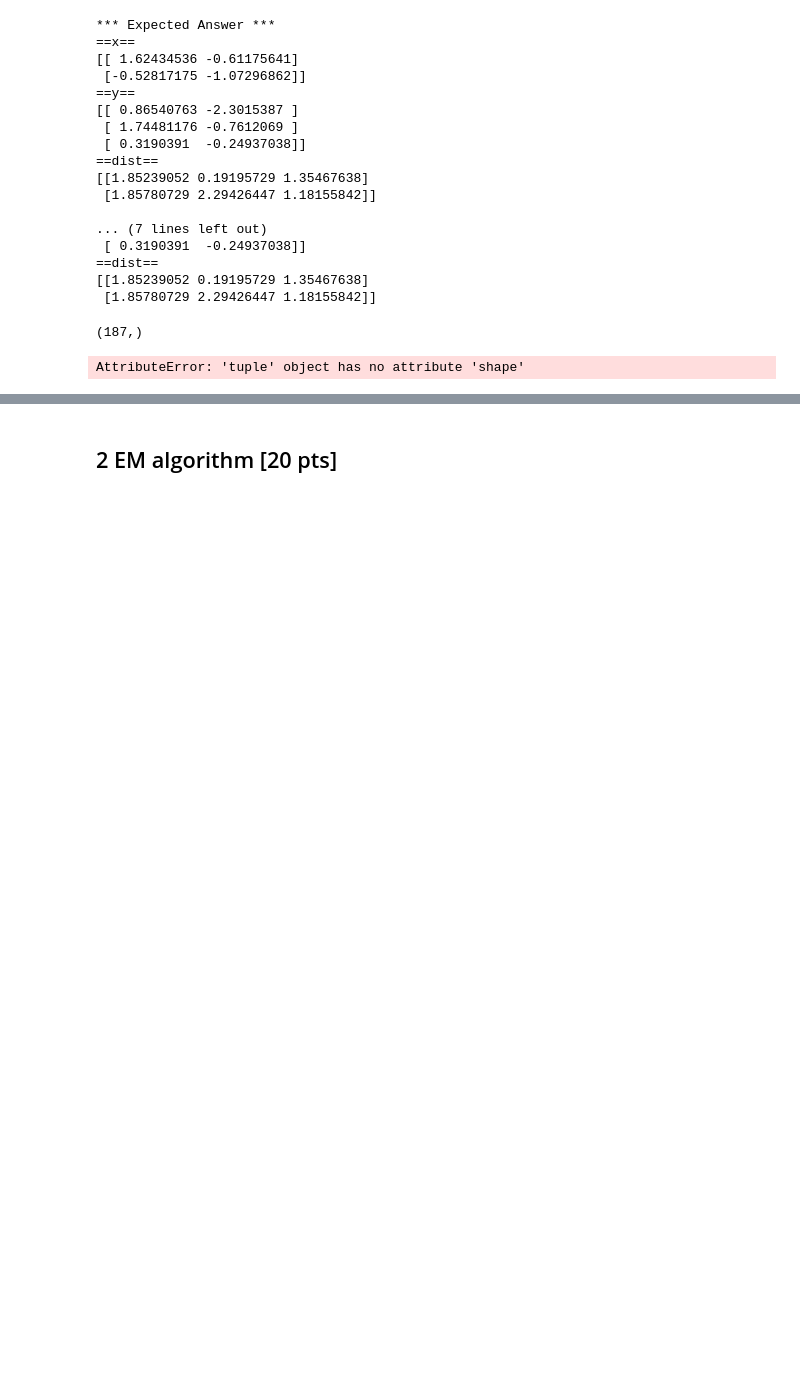
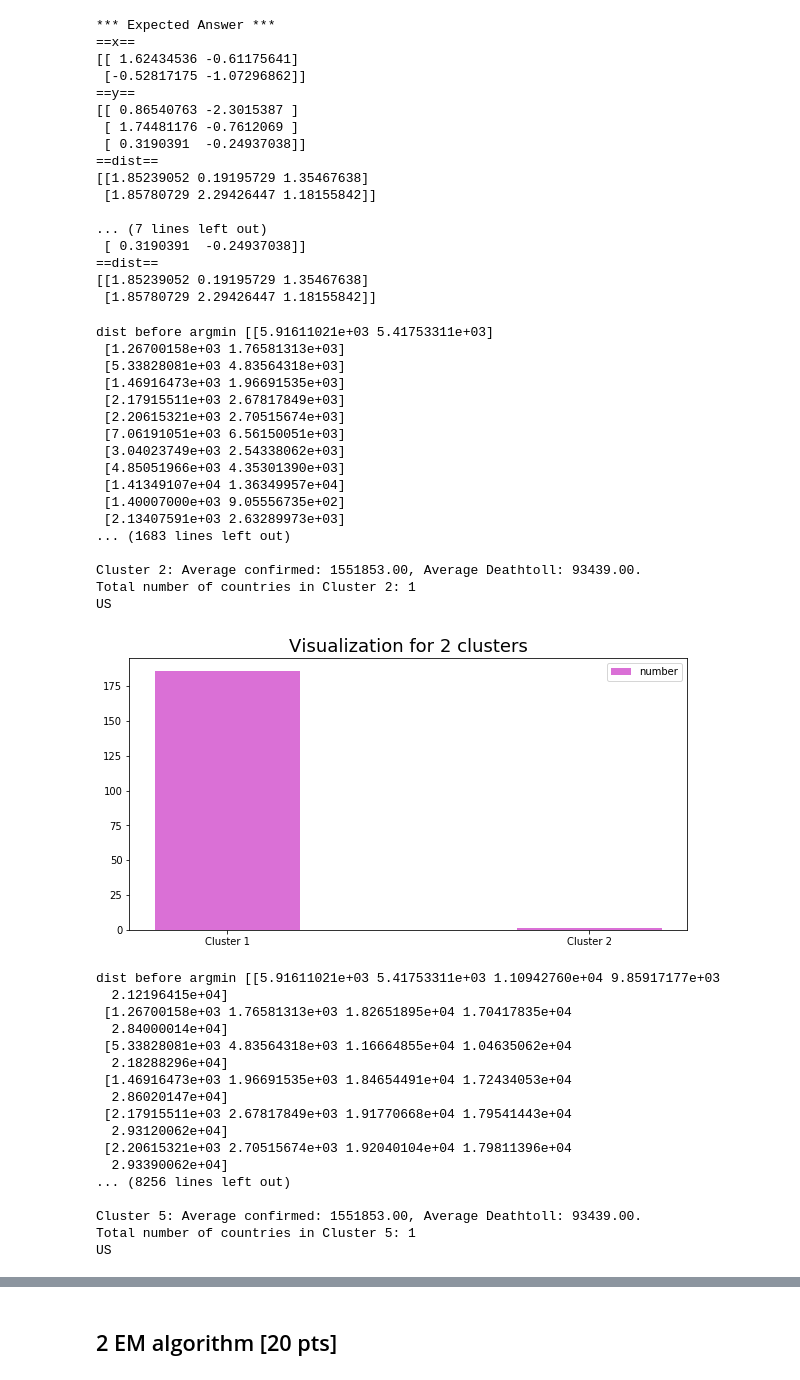
Before and after one commit to Amritpal-001/CS-7641, a Jupyter notebook: HW2_Summer20_Homework2_v2.ipynb, the cells around one changed output, grey strips where cells are left out. Drawn from its saved outputs; the diff is of its cells as text; code cells hidden in the pictures; blank space fills up the shorter version.

```diff
--- a/HW2_Summer20_Homework2_v2.ipynb
+++ b/HW2_Summer20_Homework2_v2.ipynb
@@ -157,8 +157,7 @@ class KMeans(object):
         # NxK matrix of distances
         dist = self.pairwise_dist( points, centers)
         assert dist.shape ==(len(points), centers.shape[0])
-        cluster_idx = np.argmax(dist, axis=1)
-        print(cluster_idx.shape)
+        cluster_idx = np.argmin(dist, axis=1)
         assert len(cluster_idx) == len(points)
         return cluster_idx
 
@@ -173,15 +172,8 @@ class KMeans(object):
         """
         centers = []
         for k in range(old_centers.shape[0]):
-#             mask = cluster_idx==k
-#             mask = mask[:,None]
-#             print(mask)
-            p_cluster = np.where(points)
-            print(p_cluster.shape)
-#             assert len(p_cluster)==len(mask)
+            p_cluster = points[np.argwhere(cluster_idx==k)][:,0,:]
             new_cluster = np.mean(p_cluster, axis=0)
-            print(new_cluster.shape)
-            print(old_centers.shape)
             assert new_cluster.shape[0] == old_centers.shape[1]
             centers.append(new_cluster)
         return np.asarray(centers).reshape(old_centers.shape)
@@ -196,13 +188,13 @@ class KMeans(object):
             loss: a single float number, which is the objective function of KMeans.
         """
         loss=0
+#         print(centers)
         for idx, c in enumerate(centers):
-            mask = cluster_idx==idx
-            mask = mask[:,None]
-#             print(mask)
-            p_cluster = points*mask
-            loss+=np.linalg.norm(p_cluster-c)
-#         print(loss)
+#             print(idx)
+            p_cluster = points[np.argwhere(cluster_idx==idx)]
+            tmp_loss = np.sum(np.square(self.pairwise_dist(p_cluster,c)),axis=1).sum()
+#             print("tmp loss = {0} , cluster {1}".format(tmp_loss, idx))
+            loss+=tmp_loss
         return loss
 
     def __call__(self, points, K, max_iters=100, abs_tol=1e-16, rel_tol=1e-16, verbose=False, **kwargs):
@@ -246,8 +238,12 @@ class KMeans(object):
             losses: a list, which includes the loss values for different number of clusters in K-Means
             Plot loss values against number of clusters
         """
-
-        raise NotImplementedError
+        losses = []
+        for k in range(1, max_K):
+            cluster_idxk, centersk, lossk = self.__call__(data, k)
+            losses.append(lossk)
+        plt.plot(losses)
+        return losses
 # %% [markdown]
 ### 1.4 COVID19 Clustering [5 pts]
 
@@ -343,14 +339,47 @@ def visualize (cluster_idx,centers, K,name_list):
 # %%
 # Helper function for running the algorithm for K=2 and K=5. You don't have to modify it
 name_list0 = ['Cluster 1','Cluster 2']
 name_list1 = ['Cluster 1','Cluster 2','Cluster 3','Cluster 4','Cluster 5']
 
 data, countries = read_file()
-cluster_idx2, centers2, loss2 = KMeans()(data, 2)
+cluster_idx2, centers2, loss2 = KMeans()(data, 2,verbose=True)
 visualize(cluster_idx2, centers2, 2, name_list0)
 
-cluster_idx5, centers5, loss5 = KMeans()(data, 5)
+cluster_idx5, centers5, loss5 = KMeans()(data, 5, verbose=True)
 visualize(cluster_idx5, centers5, 5, name_list1)
 # %% [output]
-(187,)
+dist before argmin [[5.91611021e+03 5.41753311e+03]
+ [1.26700158e+03 1.76581313e+03]
+ [5.33828081e+03 4.83564318e+03]
+ [1.46916473e+03 1.96691535e+03]
+ [2.17915511e+03 2.67817849e+03]
+ [2.20615321e+03 2.70515674e+03]
+ [7.06191051e+03 6.56150051e+03]
+ [3.04023749e+03 2.54338062e+03]
+ [4.85051966e+03 4.35301390e+03]
+ [1.41349107e+04 1.36349957e+04]
+ [1.40007000e+03 9.05556735e+02]
+ [2.13407591e+03 2.63289973e+03]
+... (1683 lines left out)
+
+Cluster 2: Average confirmed: 1551853.00, Average Deathtoll: 93439.00.
+Total number of countries in Cluster 2: 1
+US
+[figure, added]
-AttributeError: 'tuple' object has no attribute 'shape'
+dist before argmin [[5.91611021e+03 5.41753311e+03 1.10942760e+04 9.85917177e+03
+  2.12196415e+04]
+ [1.26700158e+03 1.76581313e+03 1.82651895e+04 1.70417835e+04
+  2.84000014e+04]
+ [5.33828081e+03 4.83564318e+03 1.16664855e+04 1.04635062e+04
+  2.18288296e+04]
+ [1.46916473e+03 1.96691535e+03 1.84654491e+04 1.72434053e+04
+  2.86020147e+04]
+ [2.17915511e+03 2.67817849e+03 1.91770668e+04 1.79541443e+04
+  2.93120062e+04]
+ [2.20615321e+03 2.70515674e+03 1.92040104e+04 1.79811396e+04
+  2.93390062e+04]
+... (8256 lines left out)
+
+Cluster 5: Average confirmed: 1551853.00, Average Deathtoll: 93439.00.
+Total number of countries in Cluster 5: 1
+US
```
Also changed, not shown: parts of 2 cells of this notebook.
